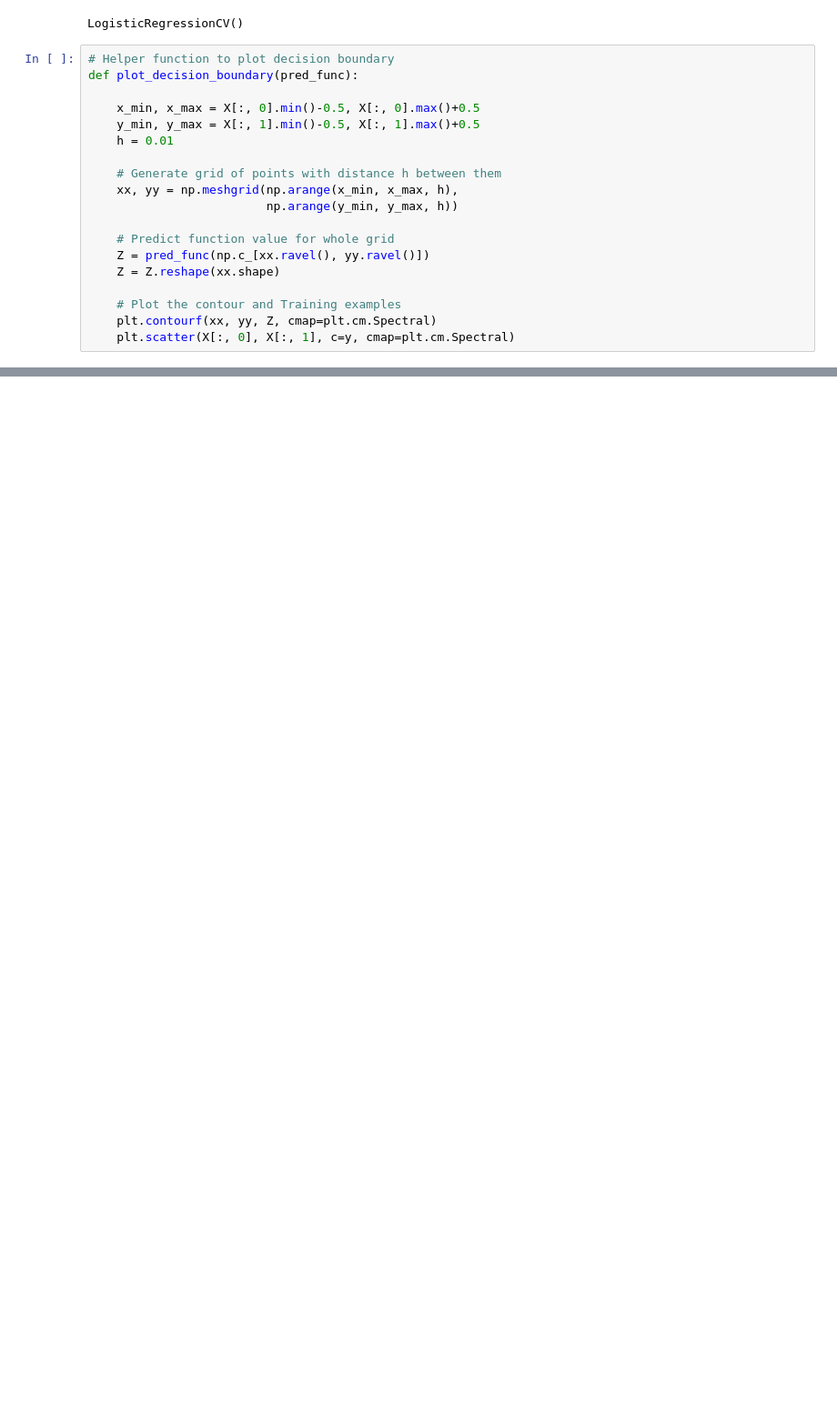
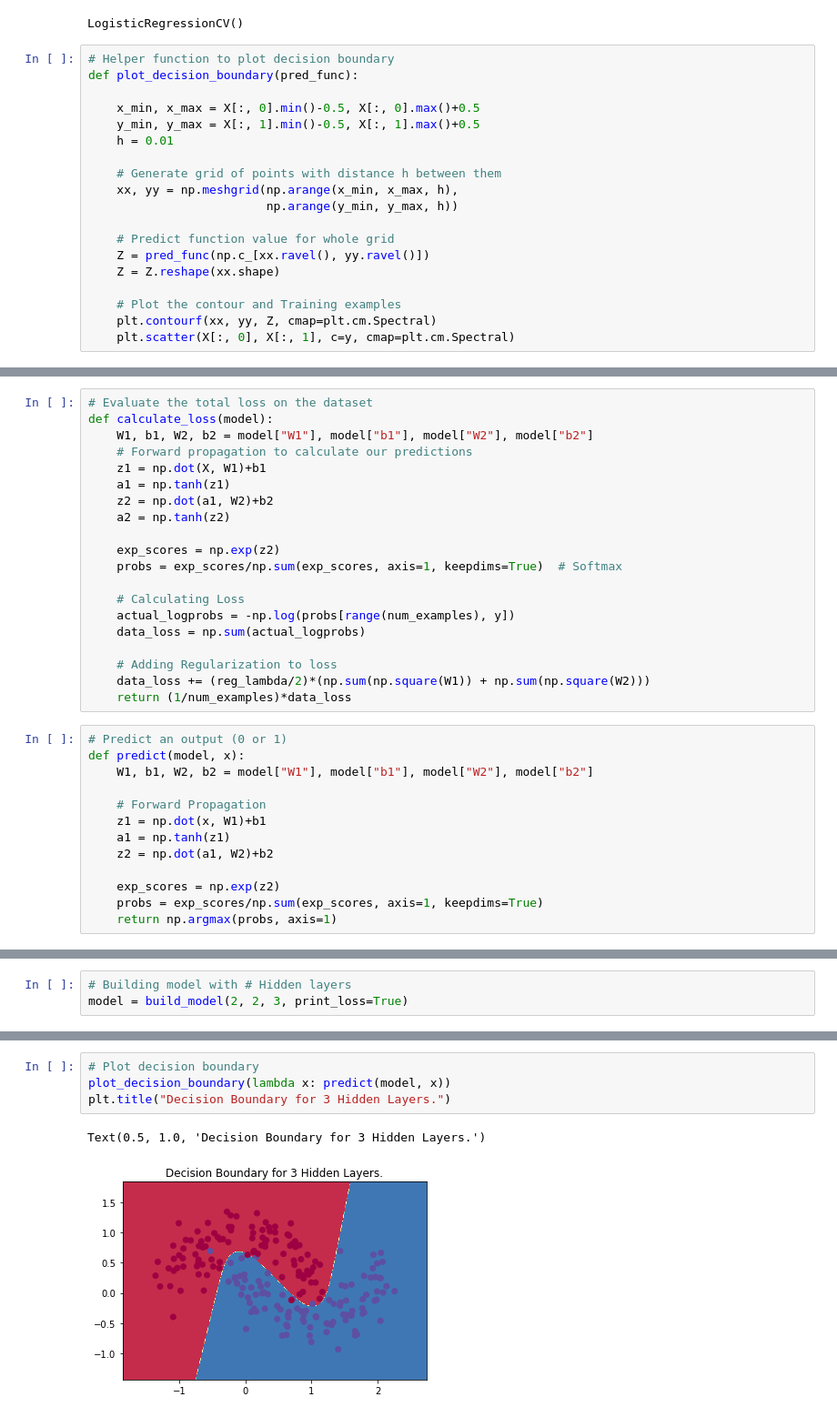
Before and after one commit to gmshashank/Neural-Network-from-Scratch-in-Python, a Jupyter notebook: Neural Network from Scratch.ipynb, the cells around one changed output, grey strips where cells are left out. Shown at 91% size. Drawn from its saved outputs; the diff is of its cells as text; blank space fills up the shorter version.

```diff
--- a/Neural Network from Scratch.ipynb
+++ b/Neural Network from Scratch.ipynb
@@ -54,0 +65,33 @@ Text(0.5, 1.0, 'Logistic Regression')
+# %%
+# Evaluate the total loss on the dataset
+def calculate_loss(model):
+    W1, b1, W2, b2 = model["W1"], model["b1"], model["W2"], model["b2"]
+    # Forward propagation to calculate our predictions
+    z1 = np.dot(X, W1)+b1
+    a1 = np.tanh(z1)
+    z2 = np.dot(a1, W2)+b2
+    a2 = np.tanh(z2)
+
+    exp_scores = np.exp(z2)
+    probs = exp_scores/np.sum(exp_scores, axis=1, keepdims=True)  # Softmax
+
+    # Calculating Loss
+    actual_logprobs = -np.log(probs[range(num_examples), y])
+    data_loss = np.sum(actual_logprobs)
+
+    # Adding Regularization to loss
+    data_loss += (reg_lambda/2)*(np.sum(np.square(W1)) + np.sum(np.square(W2)))
+    return (1/num_examples)*data_loss
+# %%
+# Predict an output (0 or 1)
+def predict(model, x):
+    W1, b1, W2, b2 = model["W1"], model["b1"], model["W2"], model["b2"]
+
+    # Forward Propagation
+    z1 = np.dot(x, W1)+b1
+    a1 = np.tanh(z1)
+    z2 = np.dot(a1, W2)+b2
+
+    exp_scores = np.exp(z2)
+    probs = exp_scores/np.sum(exp_scores, axis=1, keepdims=True)
+    return np.argmax(probs, axis=1)
@@ -54,0 +151,3 @@ Text(0.5, 1.0, 'Logistic Regression')
+# %%
+# Building model with # Hidden layers
+model = build_model(2, 2, 3, print_loss=True)
@@ -54,0 +175,7 @@ Text(0.5, 1.0, 'Logistic Regression')
+# %%
+# Plot decision boundary
+plot_decision_boundary(lambda x: predict(model, x))
+plt.title("Decision Boundary for 3 Hidden Layers.")
+# %% [output]
+Text(0.5, 1.0, 'Decision Boundary for 3 Hidden Layers.')
+[figure, added]
```
Also changed, not shown: parts of 9 cells of this notebook.
